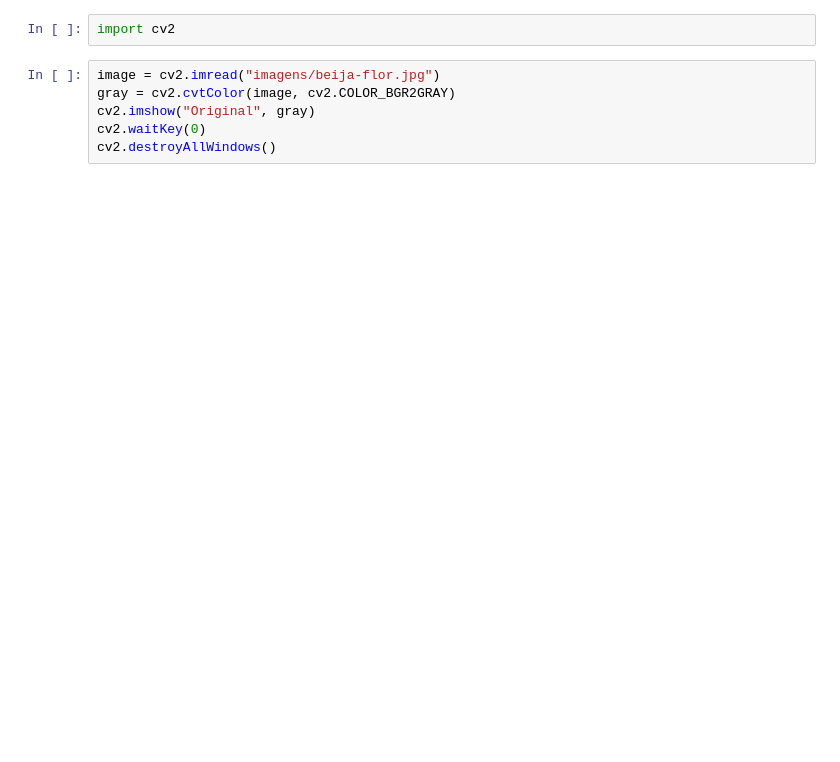
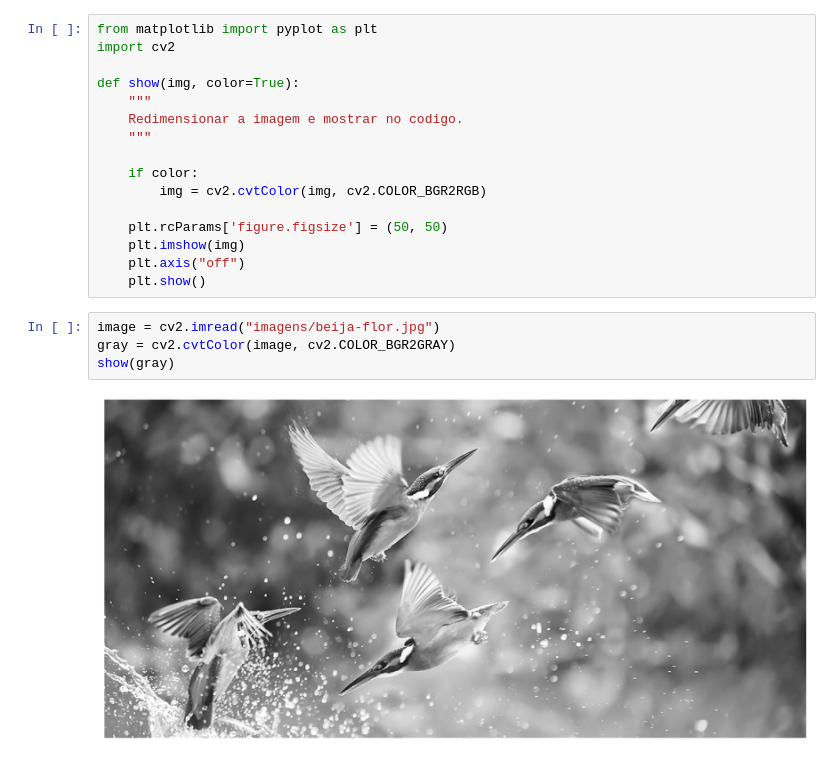
Before and after one commit to VictorDeon/python-notebook, a Jupyter notebook: 08_Inteligencia_Artificial/04_Visao_Computacional/02_Filtros_e_Atributos/05.3_dilatacao.ipynb, the cells around one changed output. Saved outputs shown, nothing was run; the diff lists cells and outputs as text; blank space fills up the shorter version.

```diff
--- a/08_Inteligencia_Artificial/04_Visao_Computacional/02_Filtros_e_Atributos/05.3_dilatacao.ipynb
+++ b/08_Inteligencia_Artificial/04_Visao_Computacional/02_Filtros_e_Atributos/05.3_dilatacao.ipynb
@@ -14,11 +14,25 @@ Aqui o resultado da dilatação (na figura da direita):
 Resumindo, nós adicionamos alguns pixels que perto do limite de um objeto para reduzir a intensidade das cores removendo os limites de um objeto e adicionando noise (pontinhos).
 
 ***
-# %%
-import cv2
+# %%
+from matplotlib import pyplot as plt
+import cv2
+
+def show(img, color=True):
+    """
+    Redimensionar a imagem e mostrar no codigo.
+    """
+
+    if color:
+        img = cv2.cvtColor(img, cv2.COLOR_BGR2RGB)
+
+    plt.rcParams['figure.figsize'] = (50, 50)
+    plt.imshow(img)
+    plt.axis("off")
+    plt.show()
 # %%
 image = cv2.imread("imagens/beija-flor.jpg")
 gray = cv2.cvtColor(image, cv2.COLOR_BGR2GRAY)
-cv2.imshow("Original", gray)
-cv2.waitKey(0)
-cv2.destroyAllWindows()
+show(gray)
+# %% [output]
+[figure, added]
```
Also changed, not shown: parts of 3 cells of this notebook, 20 other files.
